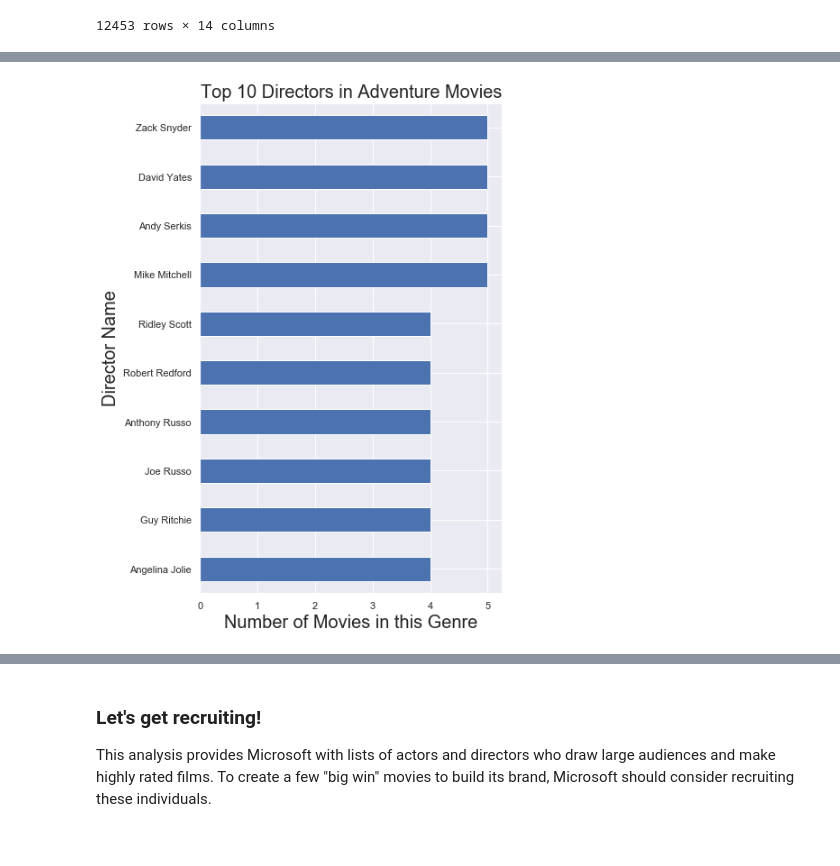
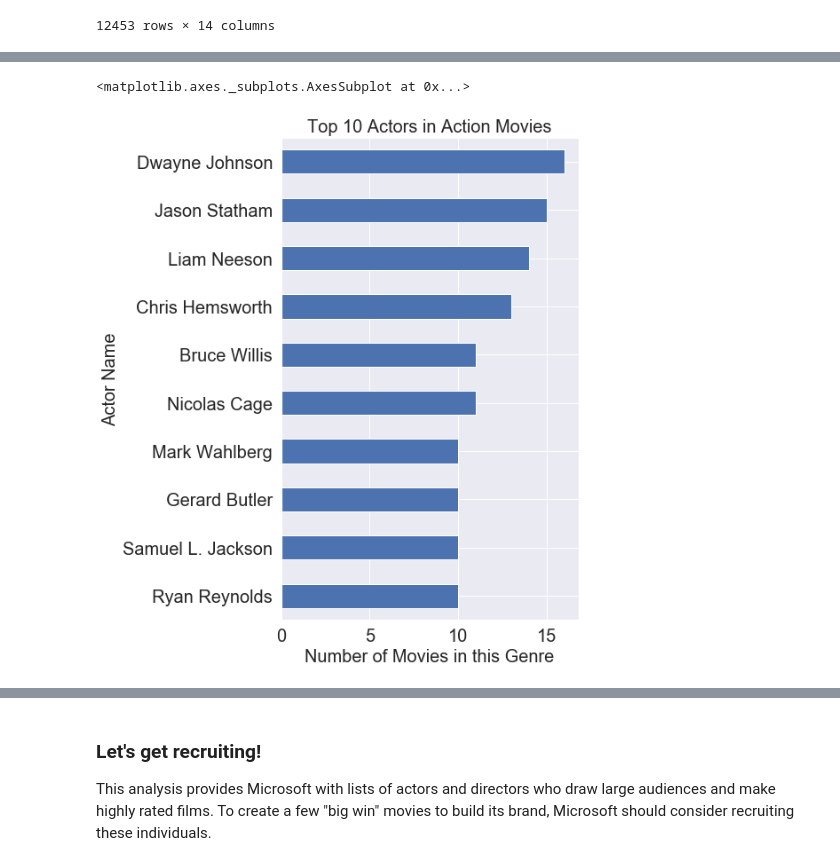
Before and after one commit to lilisbeit/Microsoft-Movies-Project, a Jupyter notebook: Microsoft-Movies-Notebook.ipynb, the cells around one changed output, grey strips where cells are left out. Saved outputs shown, nothing was run; the diff lists cells and outputs as text; code cells hidden in the pictures.

```diff
--- a/Microsoft-Movies-Notebook.ipynb
+++ b/Microsoft-Movies-Notebook.ipynb
@@ -1548,13 +1482,8 @@ ax.get_legend().remove()
-# %%
-# let's get directors!
-# now Adventure
-
-df = find_principals('director','Adventure', 10).sort_values(by='Total Adventure Movies', ascending=True)
-
-ax = df.plot(kind='barh', x='Principal Name', rot=0, figsize=(6,10))
-ax.set_xlabel("Number of Movies in this Genre",fontsize= 20)
-ax.set_ylabel("Director Name",fontsize= 20)
-ax.set_title('Top 10 Directors in Adventure Movies',fontsize= 20)
-ax.get_legend().remove()
-# %% [output]
-[figure, removed]
+# %%
+# create visualizations to show the top actors in top genres (Action, Crime, Adventure)
+# start with Action
+
+find_principals('actor','Action', 10)
+# %% [output]
+<matplotlib.axes._subplots.AxesSubplot at 0x...>
+[figure, added]
```
Also changed, not shown: parts of 11 cells of this notebook.
